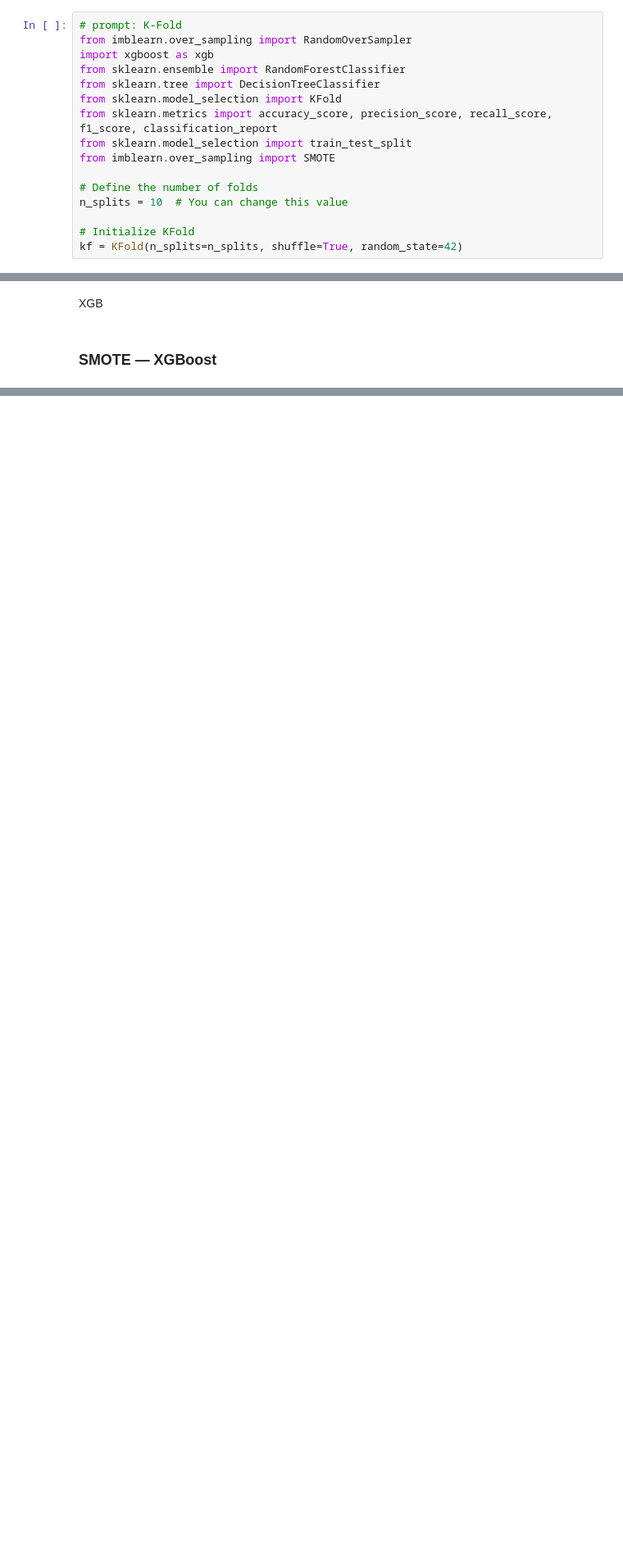
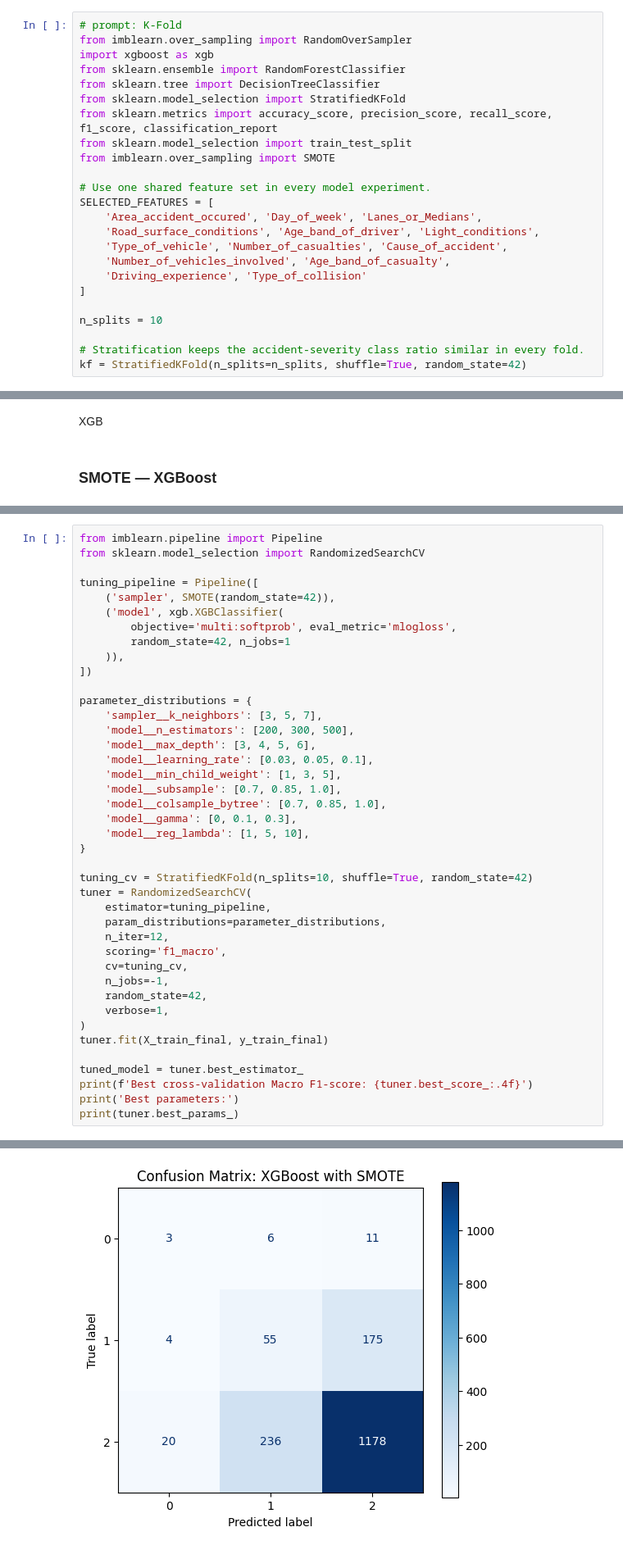
Before and after one commit to suchanya-pangam/road-accidents-severity-insights, a Jupyter notebook: notebooks/notebook.ipynb, the cells around one changed output, grey strips where cells are left out. Shown at 82% size. Drawn from its saved outputs; the diff is of its cells as text; blank space fills up the shorter version.

```diff
--- a/notebooks/notebook.ipynb
+++ b/notebooks/notebook.ipynb
@@ -261,16 +188,24 @@ from imblearn.over_sampling import RandomOverSampler
 import xgboost as xgb
 from sklearn.ensemble import RandomForestClassifier
 from sklearn.tree import DecisionTreeClassifier
-from sklearn.model_selection import KFold
+from sklearn.model_selection import StratifiedKFold
 from sklearn.metrics import accuracy_score, precision_score, recall_score, f1_score, classification_report
 from sklearn.model_selection import train_test_split
 from imblearn.over_sampling import SMOTE
 
-# Define the number of folds
-n_splits = 10  # You can change this value
+# Use one shared feature set in every model experiment.
+SELECTED_FEATURES = [
+    'Area_accident_occured', 'Day_of_week', 'Lanes_or_Medians',
+    'Road_surface_conditions', 'Age_band_of_driver', 'Light_conditions',
+    'Type_of_vehicle', 'Number_of_casualties', 'Cause_of_accident',
+    'Number_of_vehicles_involved', 'Age_band_of_casualty',
+    'Driving_experience', 'Type_of_collision'
+]
 
-# Initialize KFold
-kf = KFold(n_splits=n_splits, shuffle=True, random_state=42)
+n_splits = 10
+
+# Stratification keeps the accident-severity class ratio similar in every fold.
+kf = StratifiedKFold(n_splits=n_splits, shuffle=True, random_state=42)
 # %% [markdown]
 decisiontree
 # %% [markdown]
@@ -1220,0 +1767,42 @@ Average F1-score: 0.7660
+# %%
+from imblearn.pipeline import Pipeline
+from sklearn.model_selection import RandomizedSearchCV
+
+tuning_pipeline = Pipeline([
+    ('sampler', SMOTE(random_state=42)),
+    ('model', xgb.XGBClassifier(
+        objective='multi:softprob', eval_metric='mlogloss',
+        random_state=42, n_jobs=1
+    )),
+])
+
+parameter_distributions = {
+    'sampler__k_neighbors': [3, 5, 7],
+    'model__n_estimators': [200, 300, 500],
+    'model__max_depth': [3, 4, 5, 6],
+    'model__learning_rate': [0.03, 0.05, 0.1],
+    'model__min_child_weight': [1, 3, 5],
+    'model__subsample': [0.7, 0.85, 1.0],
+    'model__colsample_bytree': [0.7, 0.85, 1.0],
+    'model__gamma': [0, 0.1, 0.3],
+    'model__reg_lambda': [1, 5, 10],
+}
+
+tuning_cv = StratifiedKFold(n_splits=10, shuffle=True, random_state=42)
+tuner = RandomizedSearchCV(
+    estimator=tuning_pipeline,
+    param_distributions=parameter_distributions,
+    n_iter=12,
+    scoring='f1_macro',
+    cv=tuning_cv,
+    n_jobs=-1,
+    random_state=42,
+    verbose=1,
+)
+tuner.fit(X_train_final, y_train_final)
+
+tuned_model = tuner.best_estimator_
+print(f'Best cross-validation Macro F1-score: {tuner.best_score_:.4f}')
+print('Best parameters:')
+print(tuner.best_params_)
+# %% [output]
@@ -1220,0 +1818 @@ Average F1-score: 0.7660
+[figure, added]
```
Also changed, not shown: parts of 53 cells of this notebook, 3 other files.
